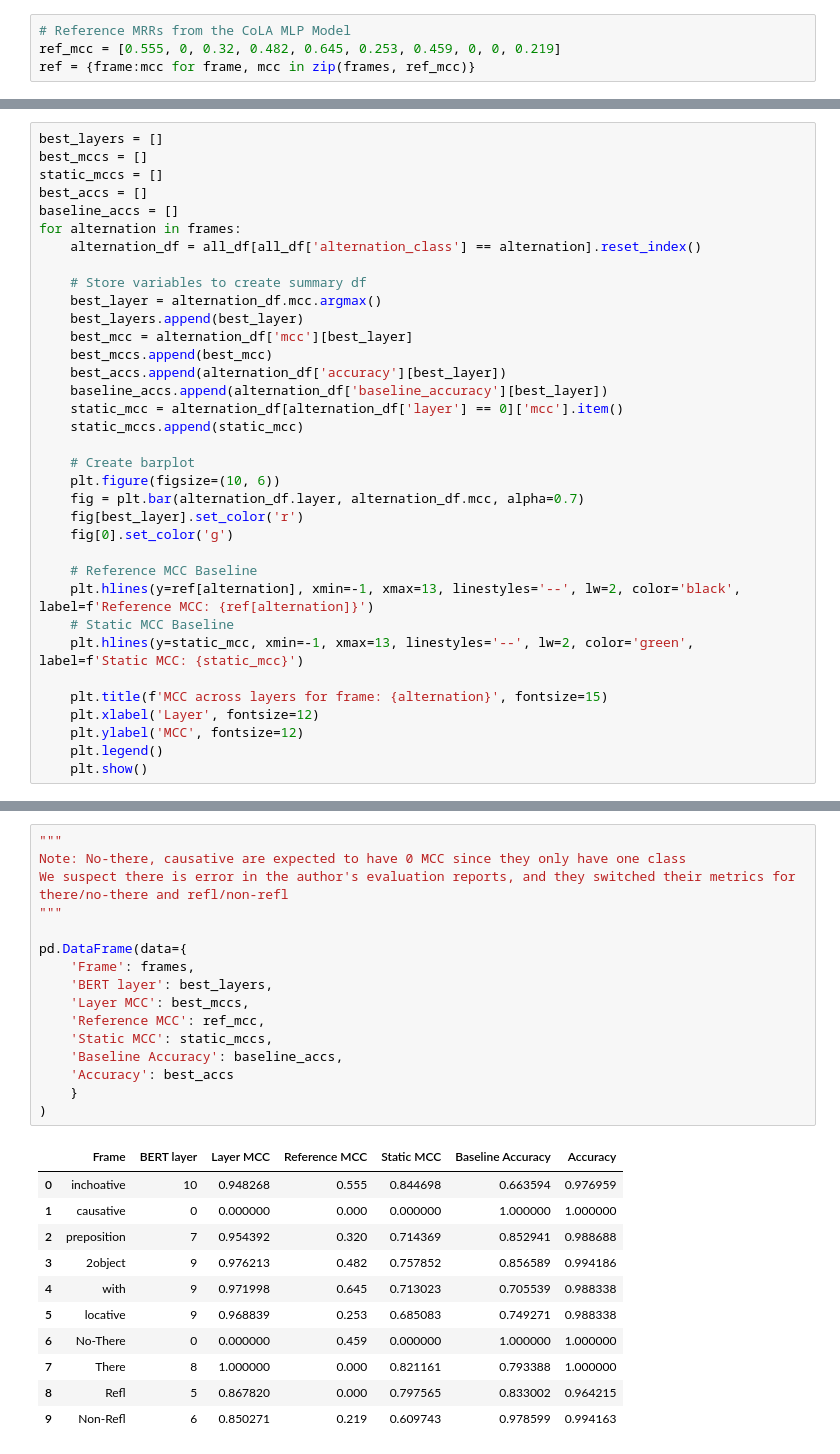
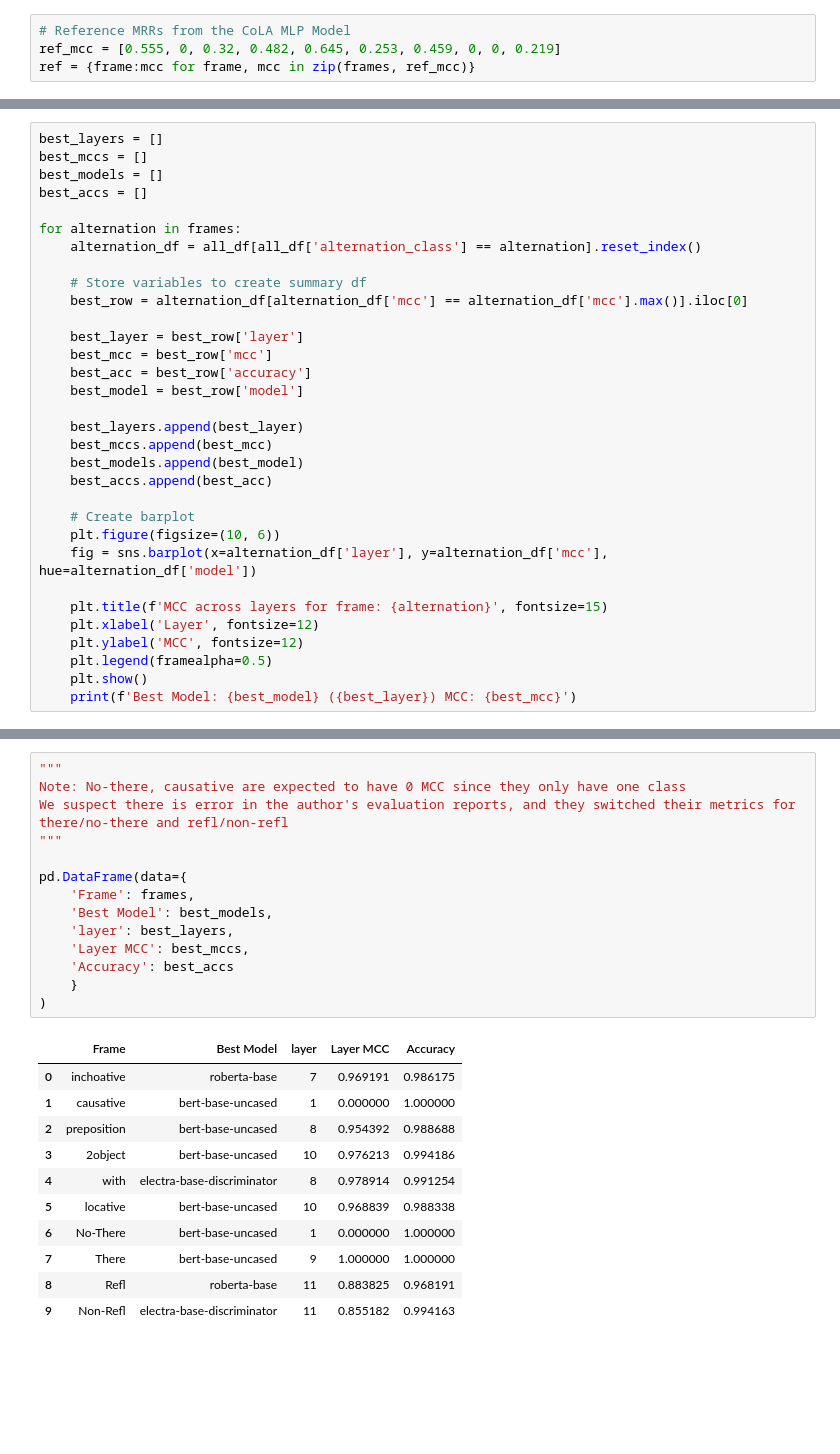
Before and after one commit to kvah/analyzing_verb_alternations_plms, a Jupyter notebook: results/metrics_bert.ipynb, the cells around one changed output, grey strips where cells are left out. Cells and saved outputs as stored; diff of their text form; blank space fills up the shorter version.

```diff
--- a/results/metrics_bert.ipynb
+++ b/results/metrics_bert.ipynb
@@ -43,36 +59,33 @@ ref = {frame:mcc for frame, mcc in zip(frames, ref_mcc)}
 # %%
 best_layers = []
 best_mccs = []
-static_mccs = []
+best_models = []
 best_accs = []
-baseline_accs = []
+
 for alternation in frames:
     alternation_df = all_df[all_df['alternation_class'] == alternation].reset_index()
 
     # Store variables to create summary df
-    best_layer = alternation_df.mcc.argmax()
+    best_row = alternation_df[alternation_df['mcc'] == alternation_df['mcc'].max()].iloc[0]
+
+    best_layer = best_row['layer']
+    best_mcc = best_row['mcc']
+    best_acc = best_row['accuracy']
+    best_model = best_row['model']
+
     best_layers.append(best_layer)
-    best_mcc = alternation_df['mcc'][best_layer]
     best_mccs.append(best_mcc)
-    best_accs.append(alternation_df['accuracy'][best_layer])
-    baseline_accs.append(alternation_df['baseline_accuracy'][best_layer])
-    static_mcc = alternation_df[alternation_df['layer'] == 0]['mcc'].item()
-    static_mccs.append(static_mcc)
+    best_models.append(best_model)
+    best_accs.append(best_acc)
 
     # Create barplot
     plt.figure(figsize=(10, 6))
-    fig = plt.bar(alternation_df.layer, alternation_df.mcc, alpha=0.7)
-    fig[best_layer].set_color('r')
-    fig[0].set_color('g')
-
-    # Reference MCC Baseline
-    plt.hlines(y=ref[alternation], xmin=-1, xmax=13, linestyles='--', lw=2, color='black', label=f'Reference MCC: {ref[alternation]}')
-    # Static MCC Baseline
-    plt.hlines(y=static_mcc, xmin=-1, xmax=13, linestyles='--', lw=2, color='green', label=f'Static MCC: {static_mcc}')
+    fig = sns.barplot(x=alternation_df['layer'], y=alternation_df['mcc'], hue=alternation_df['model'])
 
     plt.title(f'MCC across layers for frame: {alternation}', fontsize=15)
     plt.xlabel('Layer', fontsize=12)
     plt.ylabel('MCC', fontsize=12)
-    plt.legend()
+    plt.legend(framealpha=0.5)
     plt.show()
+    print(f'Best Model: {best_model} ({best_layer}) MCC: {best_mcc}')
 # %% [output]
@@ -100,29 +155,27 @@ heatmap;
 # %%
 """
 Note: No-there, causative are expected to have 0 MCC since they only have one class
 We suspect there is error in the author's evaluation reports, and they switched their metrics for
 there/no-there and refl/non-refl
 """
 
 pd.DataFrame(data={
     'Frame': frames,
-    'BERT layer': best_layers,
+    'Best Model': best_models,
+    'layer': best_layers,
     'Layer MCC': best_mccs,
-    'Reference MCC': ref_mcc,
-    'Static MCC': static_mccs,
-    'Baseline Accuracy': baseline_accs,
     'Accuracy': best_accs
     }
 )
 # %% [output]
-|  | Frame | BERT layer | Layer MCC | Reference MCC | Static MCC | Baseline Accuracy | Accuracy |
-| 0 | inchoative | 10 | 0.948268 | 0.555 | 0.844698 | 0.663594 | 0.976959 |
-| 1 | causative | 0 | 0.000000 | 0.000 | 0.000000 | 1.000000 | 1.000000 |
-| 2 | preposition | 7 | 0.954392 | 0.320 | 0.714369 | 0.852941 | 0.988688 |
-| 3 | 2object | 9 | 0.976213 | 0.482 | 0.757852 | 0.856589 | 0.994186 |
-| 4 | with | 9 | 0.971998 | 0.645 | 0.713023 | 0.705539 | 0.988338 |
-| 5 | locative | 9 | 0.968839 | 0.253 | 0.685083 | 0.749271 | 0.988338 |
-| 6 | No-There | 0 | 0.000000 | 0.459 | 0.000000 | 1.000000 | 1.000000 |
-| 7 | There | 8 | 1.000000 | 0.000 | 0.821161 | 0.793388 | 1.000000 |
-| 8 | Refl | 5 | 0.867820 | 0.000 | 0.797565 | 0.833002 | 0.964215 |
-| 9 | Non-Refl | 6 | 0.850271 | 0.219 | 0.609743 | 0.978599 | 0.994163 |
+|  | Frame | Best Model | layer | Layer MCC | Accuracy |
+| 0 | inchoative | roberta-base | 7 | 0.969191 | 0.986175 |
+| 1 | causative | bert-base-uncased | 1 | 0.000000 | 1.000000 |
+| 2 | preposition | bert-base-uncased | 8 | 0.954392 | 0.988688 |
+| 3 | 2object | bert-base-uncased | 10 | 0.976213 | 0.994186 |
+| 4 | with | electra-base-discriminator | 8 | 0.978914 | 0.991254 |
+| 5 | locative | bert-base-uncased | 10 | 0.968839 | 0.988338 |
+| 6 | No-There | bert-base-uncased | 1 | 0.000000 | 1.000000 |
+| 7 | There | bert-base-uncased | 9 | 1.000000 | 1.000000 |
+| 8 | Refl | roberta-base | 11 | 0.883825 | 0.968191 |
+| 9 | Non-Refl | electra-base-discriminator | 11 | 0.855182 | 0.994163 |
```
Also changed, not shown: parts of 10 cells of this notebook.
